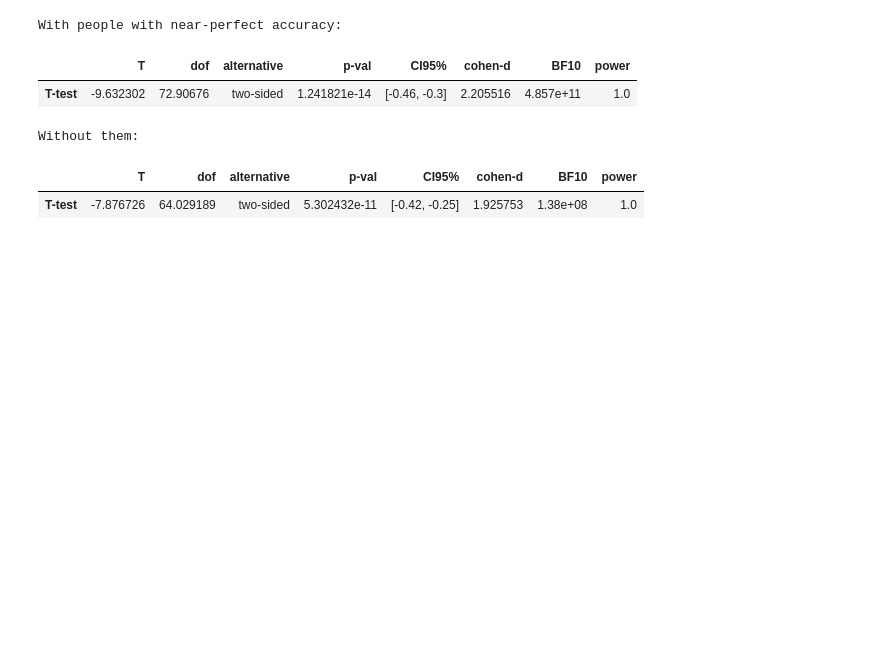
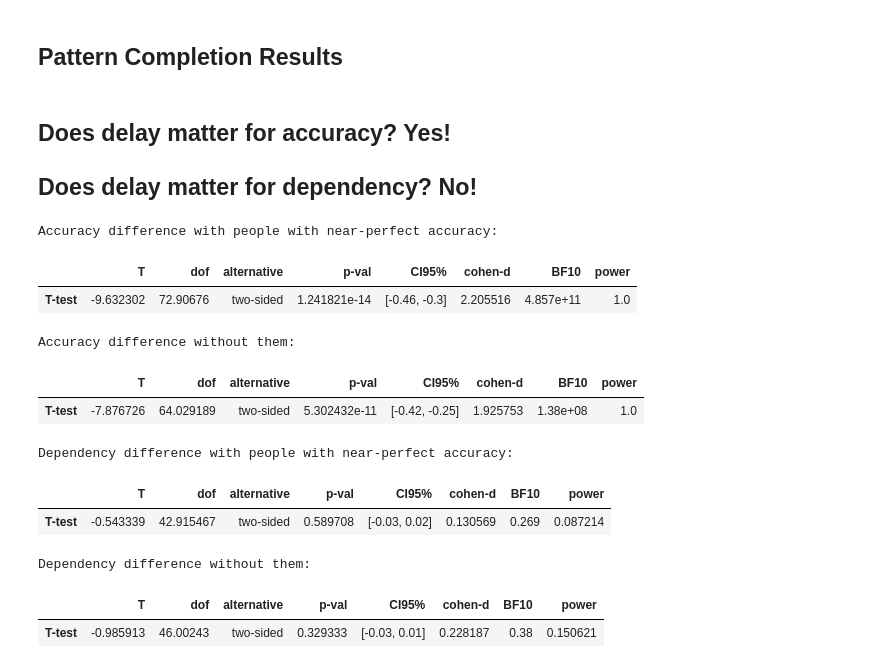
Before and after one commit to samsydco/PSPC, a Jupyter notebook: Results_PC.ipynb, the cells around one changed output. Saved outputs shown, nothing was run; the diff lists cells and outputs as text; code cells hidden in the pictures; blank space fills up the shorter version.

```diff
--- a/Results_PC.ipynb
+++ b/Results_PC.ipynb
@@ -5,0 +1,2 @@ import matplotlib.pyplot as plt
+# %% [markdown]
+## Pattern Completion Results
@@ -20,18 +16,29 @@ too_good = dependencydf[dependencydf.Accuracy>0.95]
+# %% [markdown]
+## Does delay matter for accuracy? Yes!
+## Does delay matter for dependency? No!
 # %%
-#Does delay matter for accuracy?
-print('With people with near-perfect accuracy:')
 from pingouin import ttest
-display(ttest(dependencydf[dependencydf['Delay']==True]['Accuracy'],
-              dependencydf[dependencydf['Delay']==False]['Accuracy']))
-print('Without them:')
-display(ttest(dependencydf.loc[(dependencydf['Delay']==True) & (dependencydf['Accuracy']<0.95)]['Accuracy'],
-              dependencydf.loc[(dependencydf['Delay']==False) & (dependencydf['Accuracy']<0.95)]['Accuracy']))
+for res in ['Accuracy','Dependency']:
+    print(res+' difference with people with near-perfect accuracy:')
+    display(ttest(dependencydf[dependencydf['Delay']==True][res],
+                  dependencydf[dependencydf['Delay']==False][res]))
+    print(res+' difference without them:')
+    display(ttest(dependencydf.loc[(dependencydf['Delay']==True)
+                                   & (dependencydf['Accuracy']<0.95)][res],
+                  dependencydf.loc[(dependencydf['Delay']==False)
+                                   & (dependencydf['Accuracy']<0.95)][res]))
 # %% [output]
-With people with near-perfect accuracy:
+Accuracy difference with people with near-perfect accuracy:
 |  | T | dof | alternative | p-val | CI95% | cohen-d | BF10 | power |
 | T-test | -9.632302 | 72.90676 | two-sided | 1.241821e-14 | [-0.46, -0.3] | 2.205516 | 4.857e+11 | 1.0 |
-Without them:
+Accuracy difference without them:
 |  | T | dof | alternative | p-val | CI95% | cohen-d | BF10 | power |
 | T-test | -7.876726 | 64.029189 | two-sided | 5.302432e-11 | [-0.42, -0.25] | 1.925753 | 1.38e+08 | 1.0 |
+Dependency difference with people with near-perfect accuracy:
+|  | T | dof | alternative | p-val | CI95% | cohen-d | BF10 | power |
+| T-test | -0.543339 | 42.915467 | two-sided | 0.589708 | [-0.03, 0.02] | 0.130569 | 0.269 | 0.087214 |
+Dependency difference without them:
+|  | T | dof | alternative | p-val | CI95% | cohen-d | BF10 | power |
+| T-test | -0.985913 | 46.00243 | two-sided | 0.329333 | [-0.03, 0.01] | 0.228187 | 0.38 | 0.150621 |
 # %%
 order = ["Four-Year-Olds","Five-Year-Olds","Six-Year-Olds","Seven-Year-Olds"]
```
Also changed, not shown: parts of 11 cells of this notebook, 3 other files.
